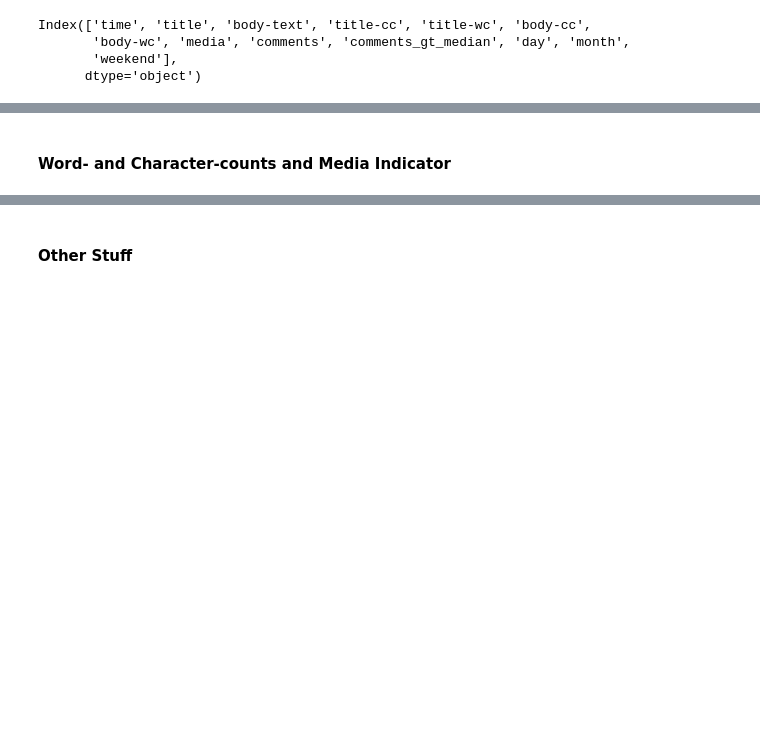
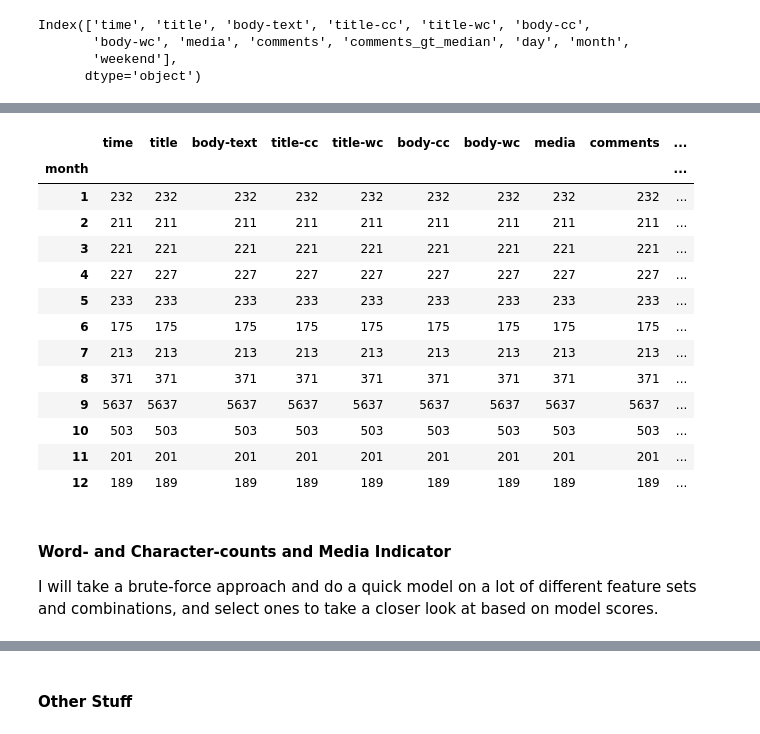
Before and after one commit to ffomezolam/GA-DSI-Project-3, a Jupyter notebook: code/02-model.ipynb, the cells around one changed output, grey strips where cells are left out. Drawn from its saved outputs; the diff is of its cells as text; code cells hidden in the pictures; blank space fills up the shorter version.

```diff
--- a/code/02-model.ipynb
+++ b/code/02-model.ipynb
@@ -504,5 +523,24 @@ Index(['time', 'title', 'body-text', 'title-cc', 'title-wc', 'body-cc',
+# %%
+df.groupby('month').count() # what's with september???
+# %% [output]
+|  | time | title | body-text | title-cc | title-wc | body-cc | body-wc | media | comments | ... |
+| month |  |  |  |  |  |  |  |  |  | ... |
+| 1 | 232 | 232 | 232 | 232 | 232 | 232 | 232 | 232 | 232 | ... |
+| 2 | 211 | 211 | 211 | 211 | 211 | 211 | 211 | 211 | 211 | ... |
+| 3 | 221 | 221 | 221 | 221 | 221 | 221 | 221 | 221 | 221 | ... |
+| 4 | 227 | 227 | 227 | 227 | 227 | 227 | 227 | 227 | 227 | ... |
+| 5 | 233 | 233 | 233 | 233 | 233 | 233 | 233 | 233 | 233 | ... |
+| 6 | 175 | 175 | 175 | 175 | 175 | 175 | 175 | 175 | 175 | ... |
+| 7 | 213 | 213 | 213 | 213 | 213 | 213 | 213 | 213 | 213 | ... |
+| 8 | 371 | 371 | 371 | 371 | 371 | 371 | 371 | 371 | 371 | ... |
+| 9 | 5637 | 5637 | 5637 | 5637 | 5637 | 5637 | 5637 | 5637 | 5637 | ... |
+| 10 | 503 | 503 | 503 | 503 | 503 | 503 | 503 | 503 | 503 | ... |
+| 11 | 201 | 201 | 201 | 201 | 201 | 201 | 201 | 201 | 201 | ... |
+| 12 | 189 | 189 | 189 | 189 | 189 | 189 | 189 | 189 | 189 | ... |
 # %% [markdown]
 #### Word- and Character-counts and Media Indicator
+
+I will take a brute-force approach and do a quick model on a lot of different feature sets and combinations, and select ones to take a closer look at based on model scores.
 # %%
 # I'm going to test all of the following feature combinations just to see if
 # they show any major differences
```
Also changed, not shown: parts of 66 cells of this notebook, 2 other files.
